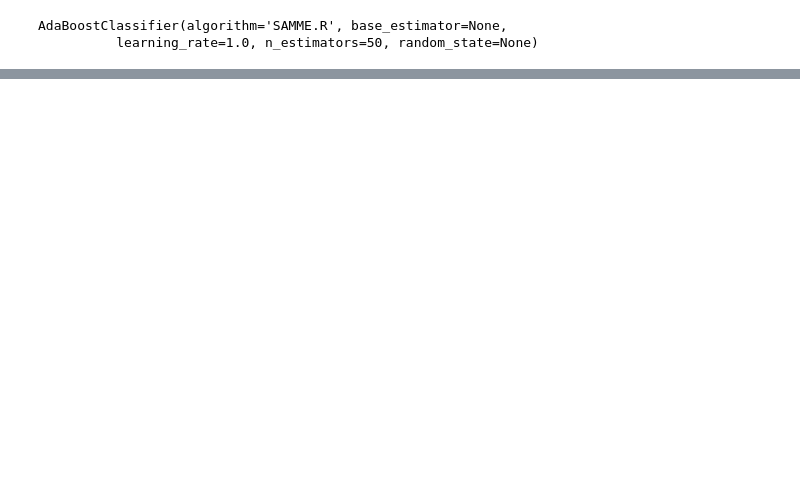
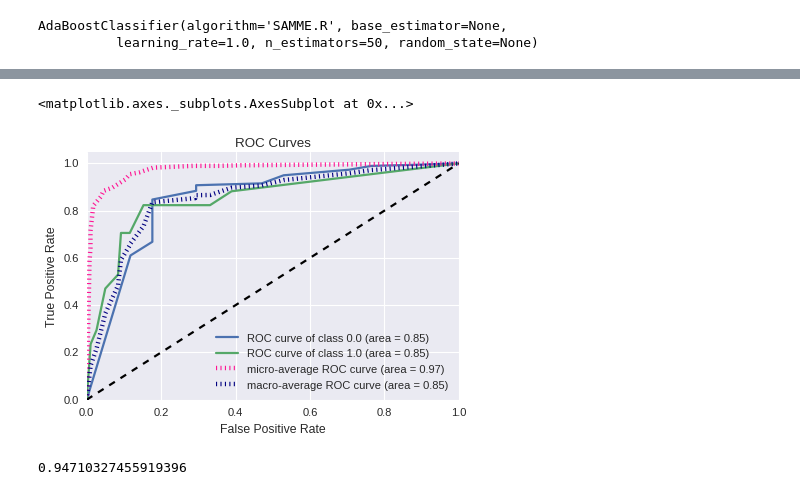
Before and after one commit to Z-Yang-328/Online-Auction-Analytics, a Jupyter notebook: Capstone Project/Feature_Engineering.ipynb, the cells around one changed output, grey strips where cells are left out. Cells and saved outputs as stored; diff of their text form; code cells hidden in the pictures; blank space fills up the shorter version.

```diff
--- a/Capstone Project/Feature_Engineering.ipynb
+++ b/Capstone Project/Feature_Engineering.ipynb
@@ -189,0 +239,11 @@ plot_roc_curve(y_test, ada.predict_proba(X_test))
+# %%
+plot_roc_curve(y_test, pipeline_s.predict_proba(X_test))
+# %% [output]
+<matplotlib.axes._subplots.AxesSubplot at 0x...>
+[figure, added]
+# %%
+pipeline_r = make_pipeline(rdos, rfc)
+pipeline_r.fit(X_train, y_train)
+pipeline_r.score(X_test, y_test)
+# %% [output]
+0.94710327455919396
```
Also changed, not shown: parts of 30 cells of this notebook.
